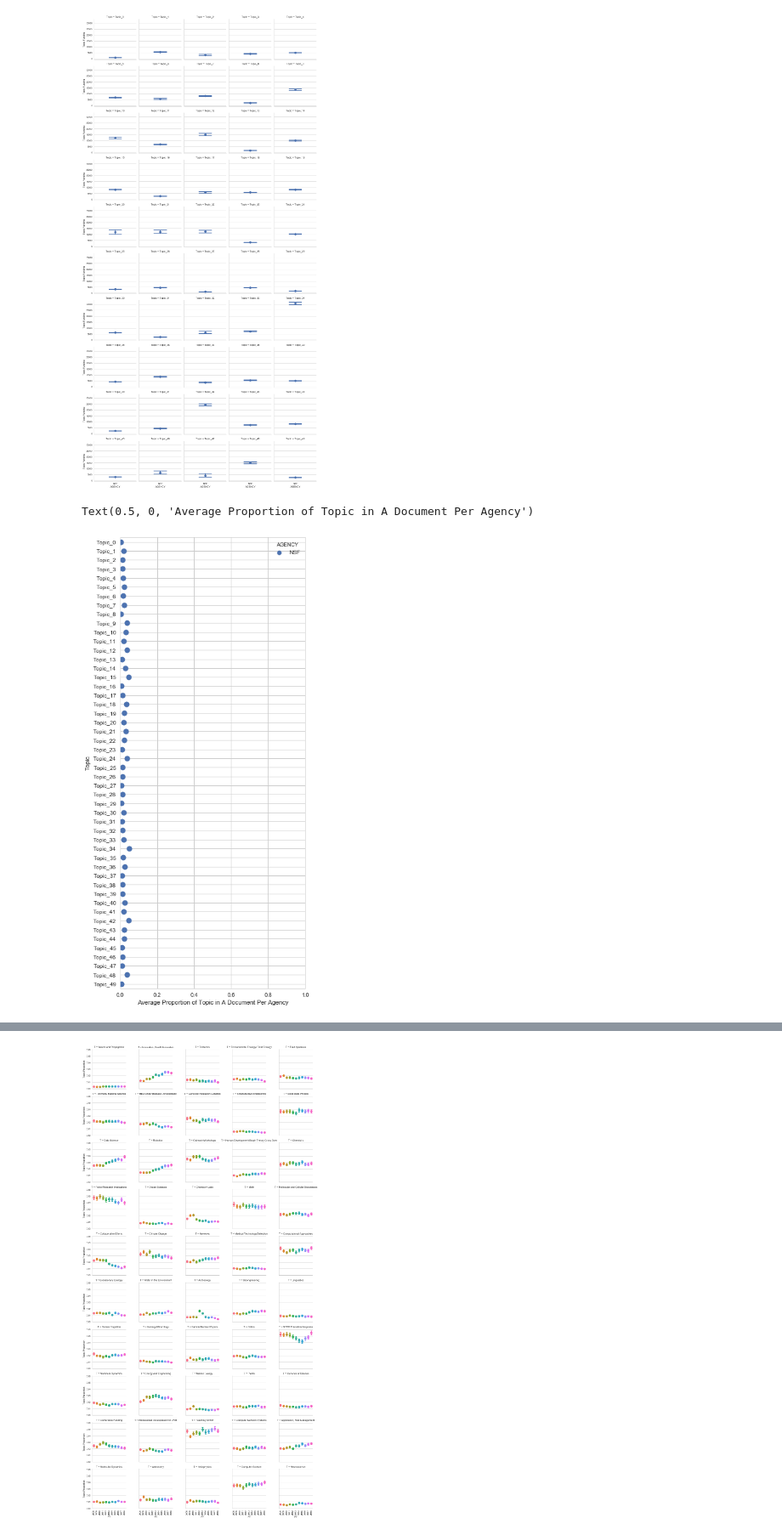
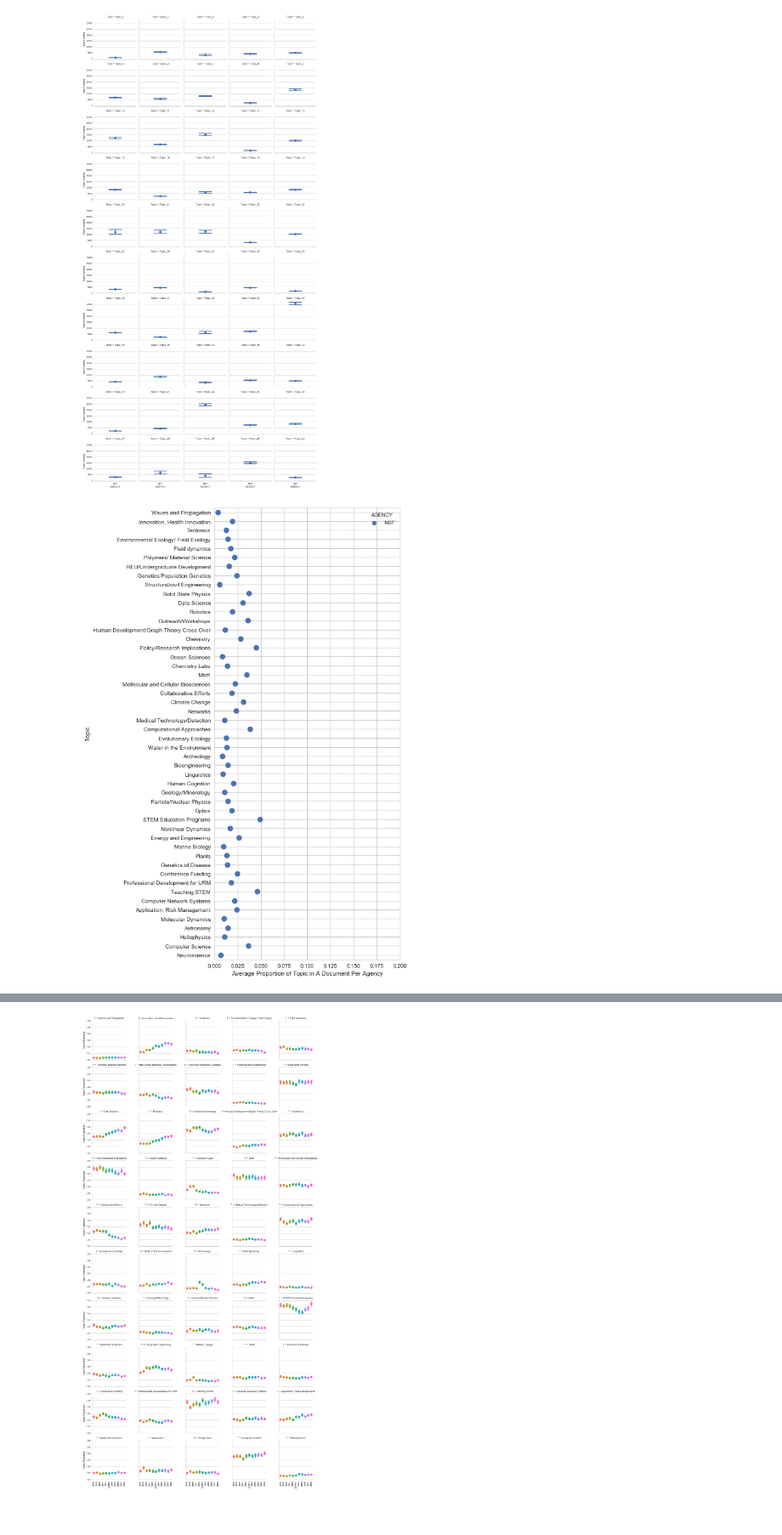
Before and after one commit to uva-bi-sdad/publicrd, a Jupyter notebook: src/Topic Modelling FR/AnalysisofTopics.ipynb, the cells around one changed output, grey strips where cells are left out. Shown at 85% size. Drawn from its saved outputs; the diff is of its cells as text; code cells hidden in the pictures.

```diff
--- a/src/Topic Modelling FR/AnalysisofTopics.ipynb
+++ b/src/Topic Modelling FR/AnalysisofTopics.ipynb
@@ -4,8 +4,11 @@ import numpy as np
 from random import random, normalvariate
 import matplotlib.pyplot as plt
 import seaborn as sns
+# %%
+file_path=('/home/sc2pg/src/prnd/publicrd/src/Topic Modelling FR/Data NSF 50 Topic Model (Old Lemmatizer)/')
+save_path=('/home/sc2pg/src/prnd/publicrd/graphics/Old LDA 50 Model/')
 # %%
-real_data=pd.read_csv('FinalNSFTopicDataFrame.csv')
+real_data=pd.read_csv(file_path+'FinalNSFTopicDataFrame.csv')
 df=real_data
 n_topics=50
 titles=['Waves and Propagation',
@@ -59,6 +62,7 @@ titles=['Waves and Propagation',
 'Computer Science',
 'Neuroscience'
 ]
+
 title_dict={}
 for i,j in enumerate(titles):
     title_dict['Topic_'+str(i)]=j
@@ -180,16 +148,16 @@ grid.fig.tight_layout(w_pad=1)
 [figure]
 # %%
 ###############
-#Create a melted database that shows the mean for each topic by agency
-melted_means=df.groupby('AGENCY')[['Topic_'+str(x) for x in range(n_topics)]].mean().loc[agencies].reset_index().melt(value_vars=['Topic_'+str(x) for x in range(n_topics)],id_vars=['AGENCY'],var_name='Topic',value_name='Topic Proportion')
 
 #Mean on each topic by agency
 fig=plt.figure(figsize=(6,15))
-g=sns.stripplot(data=melted_means,y='Topic',x='Topic Proportion',hue='AGENCY',size=10)
-plt.xlim(0,1)
+g=sns.stripplot(data=melted_means,y='Topic',x='Topic Proportion',hue='AGENCY',size=10,order=['Topic_'+str(x) for x in range(50)])
+plt.xlim(0,.2)
 g.yaxis.grid(True)
+locs,labels=plt.yticks()
+plt.yticks(locs,titles)
 plt.xlabel('Average Proportion of Topic in A Document Per Agency')
+plt.savefig(save_path+'Average Proportion of Topic Per Agency Old LDA 50 Model.png',dpi=400,bbox_inches='tight')
 # %% [output]
-Text(0.5, 0, 'Average Proportion of Topic in A Document Per Agency')
-[figure, old version]
+[figure, new version]
 # %%
```
Also changed, not shown: parts of 13 cells of this notebook, 26 other files.
